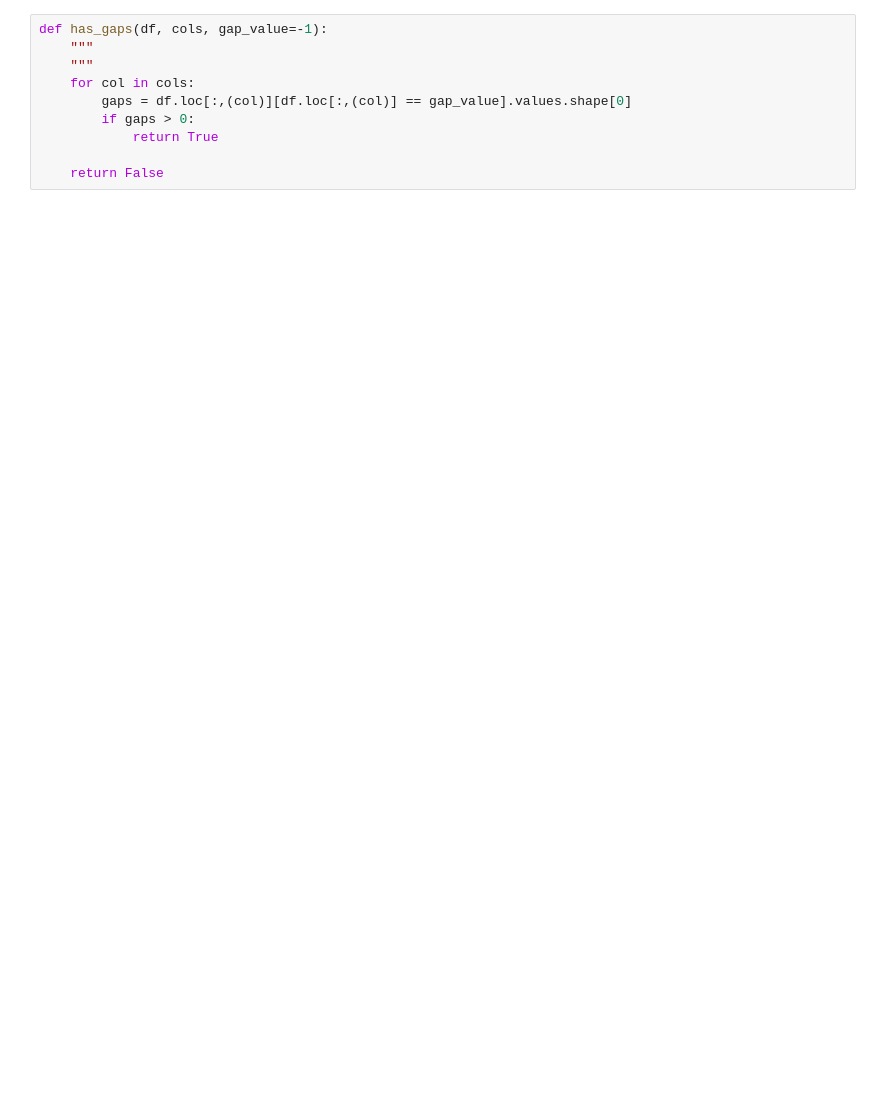
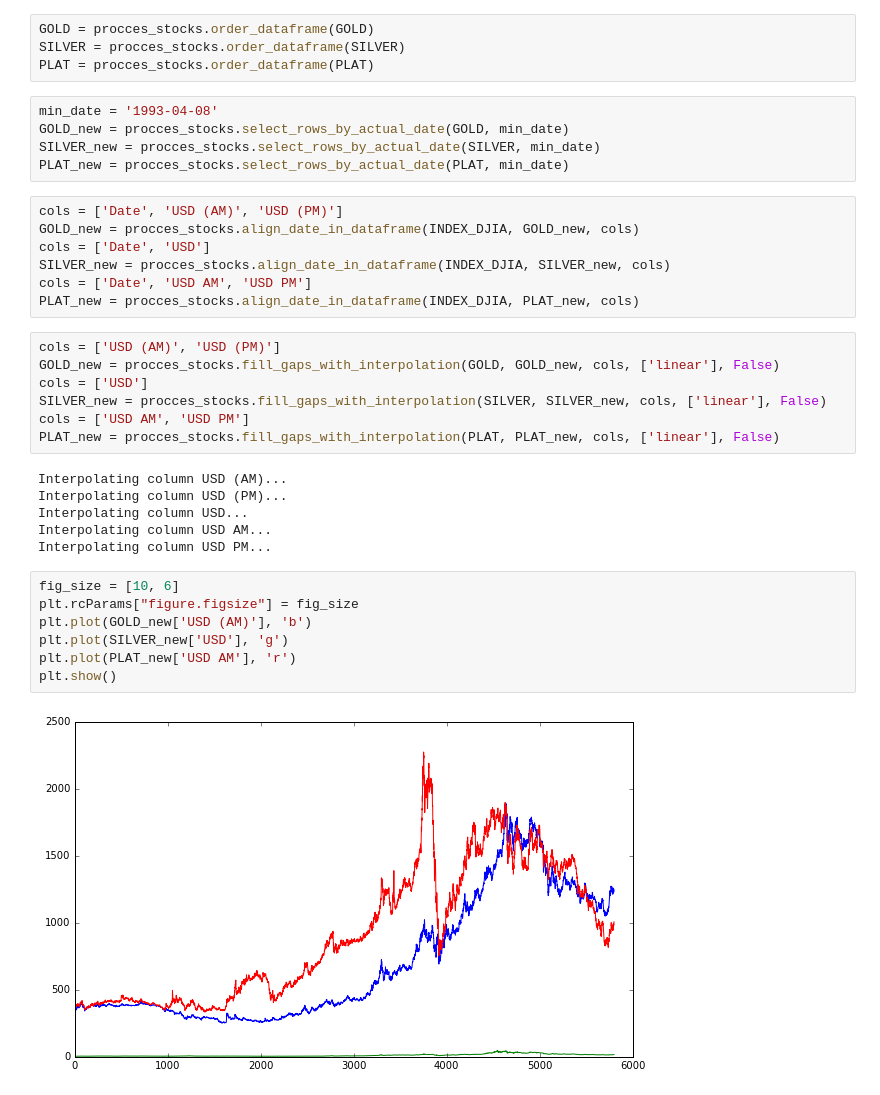
Before and after one commit to pablovicente/stock-index-prediction, a Jupyter notebook: Data_Analysis.ipynb, the cells around one changed output. Drawn from its saved outputs; the diff is of its cells as text; blank space fills up the shorter version.

Commit message:
Commidities interpolation

```diff
--- a/Data_Analysis.ipynb
+++ b/Data_Analysis.ipynb
@@ -229,11 +26,39 @@ Total score for 1 is 2
-# %%
-def has_gaps(df, cols, gap_value=-1):
-    """
-    """
-    for col in cols:
-        gaps = df.loc[:,(col)][df.loc[:,(col)] == gap_value].values.shape[0]
-        if gaps > 0:
-            return True
-
-    return False
+# %%
+GOLD = procces_stocks.order_dataframe(GOLD)
+SILVER = procces_stocks.order_dataframe(SILVER)
+PLAT = procces_stocks.order_dataframe(PLAT)
+# %%
+min_date = '1993-04-08'
+GOLD_new = procces_stocks.select_rows_by_actual_date(GOLD, min_date)
+SILVER_new = procces_stocks.select_rows_by_actual_date(SILVER, min_date)
+PLAT_new = procces_stocks.select_rows_by_actual_date(PLAT, min_date)
+# %%
+cols = ['Date', 'USD (AM)', 'USD (PM)']
+GOLD_new = procces_stocks.align_date_in_dataframe(INDEX_DJIA, GOLD_new, cols)
+cols = ['Date', 'USD']
+SILVER_new = procces_stocks.align_date_in_dataframe(INDEX_DJIA, SILVER_new, cols)
+cols = ['Date', 'USD AM', 'USD PM']
+PLAT_new = procces_stocks.align_date_in_dataframe(INDEX_DJIA, PLAT_new, cols)
+# %%
+cols = ['USD (AM)', 'USD (PM)']
+GOLD_new = procces_stocks.fill_gaps_with_interpolation(GOLD, GOLD_new, cols, ['linear'], False)
+cols = ['USD']
+SILVER_new = procces_stocks.fill_gaps_with_interpolation(SILVER, SILVER_new, cols, ['linear'], False)
+cols = ['USD AM', 'USD PM']
+PLAT_new = procces_stocks.fill_gaps_with_interpolation(PLAT, PLAT_new, cols, ['linear'], False)
+# %% [output]
+Interpolating column USD (AM)...
+Interpolating column USD (PM)...
+Interpolating column USD...
+Interpolating column USD AM...
+Interpolating column USD PM...
+# %%
+fig_size = [10, 6]
+plt.rcParams["figure.figsize"] = fig_size
+plt.plot(GOLD_new['USD (AM)'], 'b')
+plt.plot(SILVER_new['USD'], 'g')
+plt.plot(PLAT_new['USD AM'], 'r')
+plt.show()
+# %% [output]
+[figure, added]
 # %%
```
Also changed, not shown: parts of 14 cells of this notebook, 10 other files.
